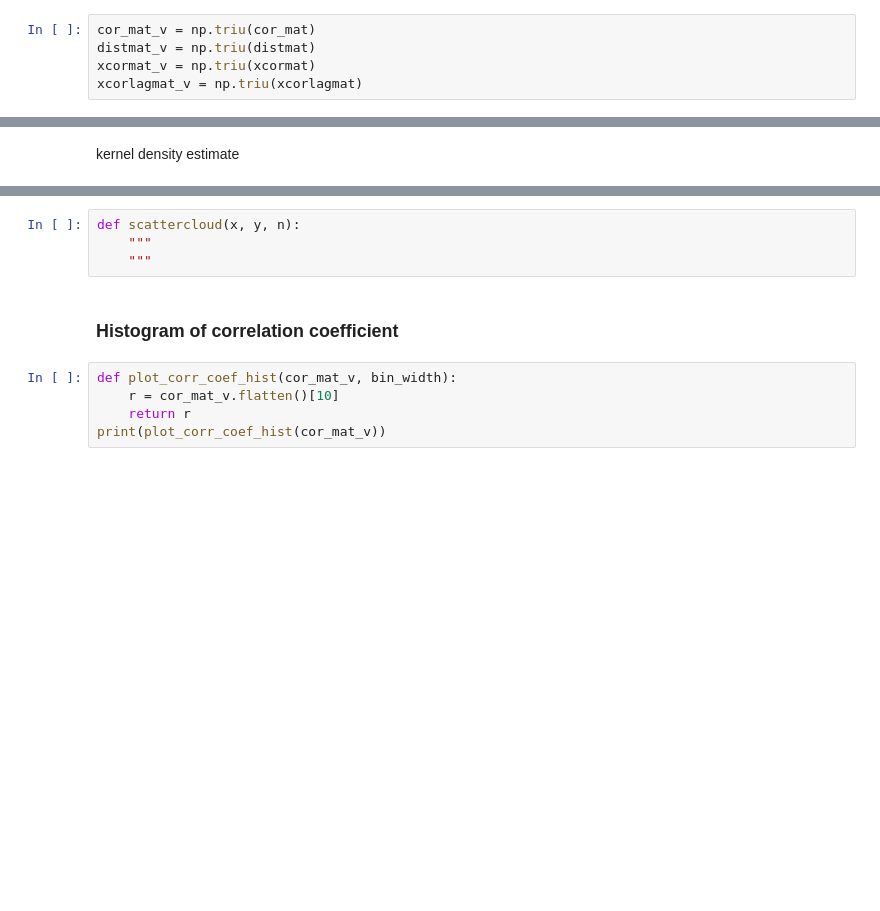
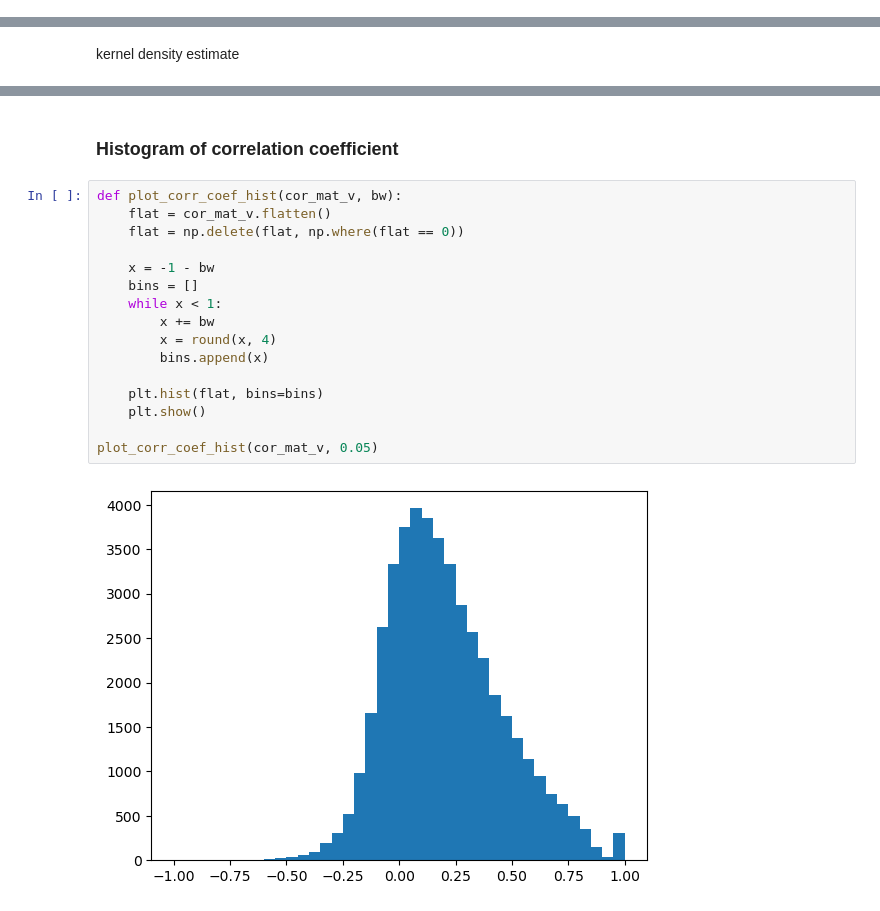
Before and after one commit to kath3rine/research, a Jupyter notebook: DFFpython.ipynb, the cells around one changed output, grey strips where cells are left out. Saved outputs shown, nothing was run; the diff lists cells and outputs as text; blank space fills up the shorter version.

```diff
--- a/DFFpython.ipynb
+++ b/DFFpython.ipynb
@@ -477,11 +478,6 @@ plot_xcorlagmat(xcorlagmat)
 ### Get triangles
 # %% [markdown]
 Correlation matrices are symmatric across the diagonal, so getting triangles omits the bottom half as to get rid of duplicates
-# %%
-cor_mat_v = np.triu(cor_mat)
-distmat_v = np.triu(distmat)
-xcormat_v = np.triu(xcormat)
-xcorlagmat_v = np.triu(xcorlagmat)
 # %% [markdown]
 ### Plot distance v correlation scatters
 # %% [markdown]
@@ -526,11 +556,20 @@ desu density scattercloud
-# %%
-def scattercloud(x, y, n):
-    """
-    """
 # %% [markdown]
 ### Histogram of correlation coefficient
-# %%
-def plot_corr_coef_hist(cor_mat_v, bin_width):
-    r = cor_mat_v.flatten()[10]
-    return r
-print(plot_corr_coef_hist(cor_mat_v))
+# %%
+def plot_corr_coef_hist(cor_mat_v, bw):
+    flat = cor_mat_v.flatten()
+    flat = np.delete(flat, np.where(flat == 0))
+
+    x = -1 - bw
+    bins = []
+    while x < 1:
+        x += bw
+        x = round(x, 4)
+        bins.append(x)
+
+    plt.hist(flat, bins=bins)
+    plt.show()
+
+plot_corr_coef_hist(cor_mat_v, 0.05)
+# %% [output]
+[figure, added]
```
Also changed, not shown: parts of 6 cells of this notebook.
